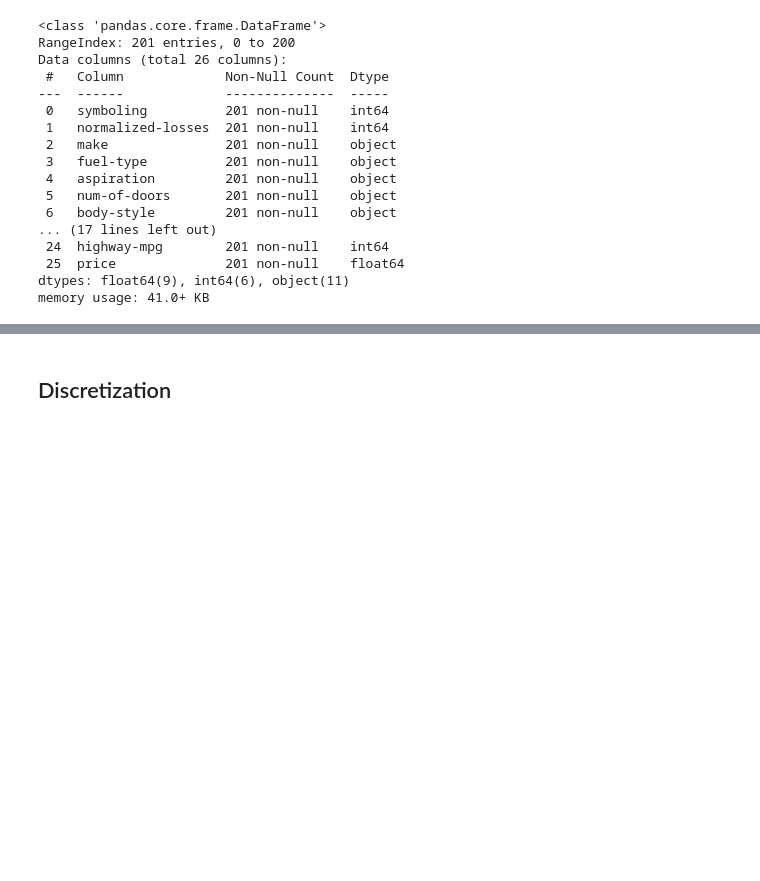
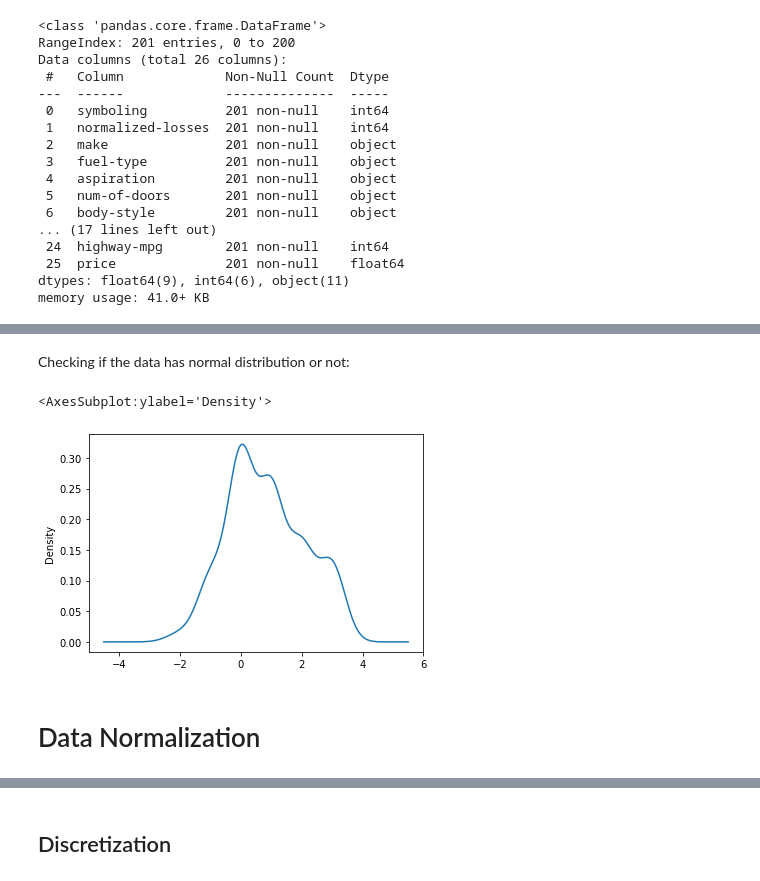
Before and after one commit to nafisa-samia/Automobile-Price-Prediction-using-Linear-Regression, a Jupyter notebook: Automobile_price_prediction_using_regression.ipynb, the cells around one changed output, grey strips where cells are left out. Drawn from its saved outputs; the diff is of its cells as text; code cells hidden in the pictures; blank space fills up the shorter version.

Commit message:
Normalization (Binning, Dummy Variable) Update

```diff
--- a/Automobile_price_prediction_using_regression.ipynb
+++ b/Automobile_price_prediction_using_regression.ipynb
@@ -257,0 +247,9 @@ df.describe()
+# %% [markdown]
+Checking if the data has normal distribution or not:
+# %%
+df["symboling"].plot.kde()
+# %% [output]
+<AxesSubplot:ylabel='Density'>
+[figure, added]
+# %% [markdown]
+# Data Normalization
```
Also changed, not shown: parts of 29 cells of this notebook.
